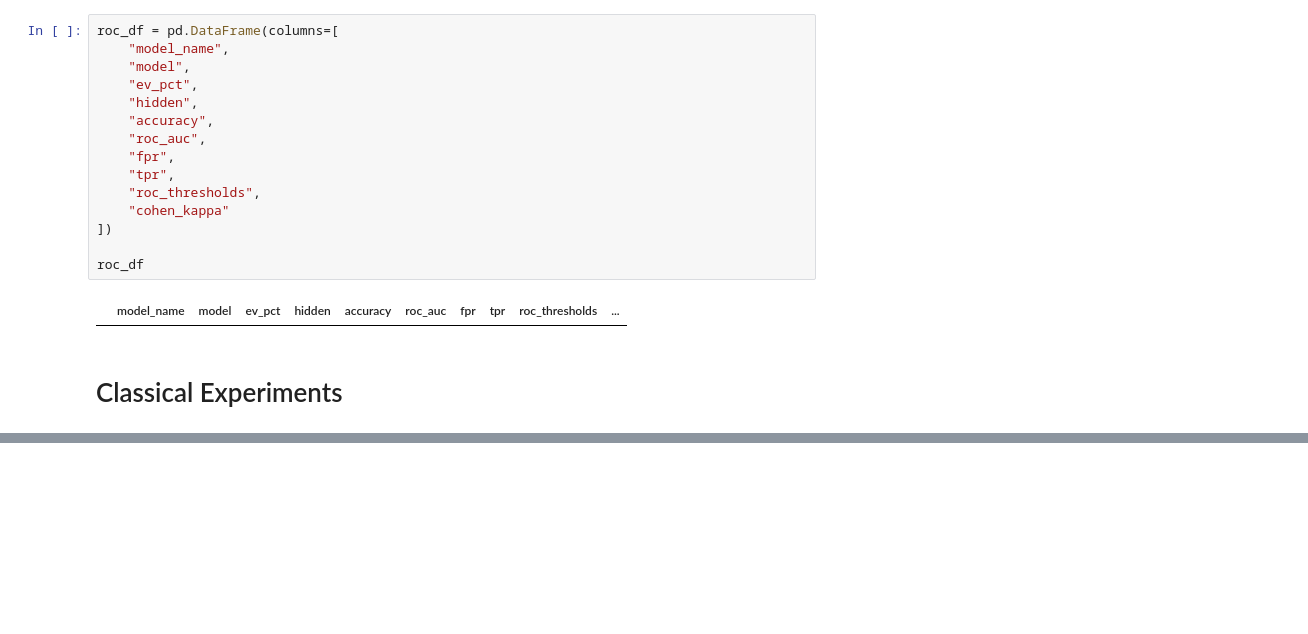
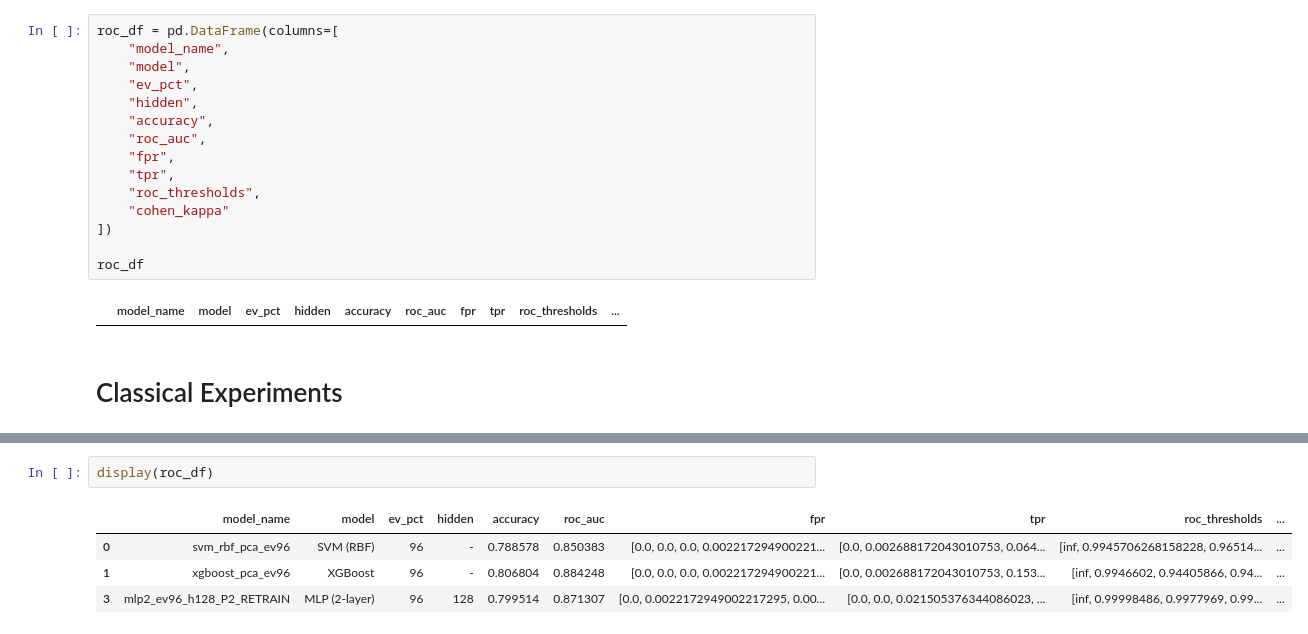
Before and after one commit to kanwarSINGH03/acoustic_signal_classification, a Jupyter notebook: evaluation/paper_evaluations/P2_experiments.ipynb, the cells around one changed output, grey strips where cells are left out. Cells and saved outputs as stored; diff of their text form; blank space fills up the shorter version.

```diff
--- a/evaluation/paper_evaluations/P2_experiments.ipynb
+++ b/evaluation/paper_evaluations/P2_experiments.ipynb
@@ -280,0 +1021,7 @@ roc_df
+# %%
+display(roc_df)
+# %% [output]
+|  | model_name | model | ev_pct | hidden | accuracy | roc_auc | fpr | tpr | roc_thresholds | ... |
+| 0 | svm_rbf_pca_ev96 | SVM (RBF) | 96 | - | 0.788578 | 0.850383 | [0.0, 0.0, 0.0, 0.002217294900221... | [0.0, 0.002688172043010753, 0.064... | [inf, 0.9945706268158228, 0.96514... | ... |
+| 1 | xgboost_pca_ev96 | XGBoost | 96 | - | 0.806804 | 0.884248 | [0.0, 0.0, 0.0, 0.002217294900221... | [0.0, 0.002688172043010753, 0.153... | [inf, 0.9946602, 0.94405866, 0.94... | ... |
+| 3 | mlp2_ev96_h128_P2_RETRAIN | MLP (2-layer) | 96 | 128 | 0.799514 | 0.871307 | [0.0, 0.0022172949002217295, 0.00... | [0.0, 0.0, 0.021505376344086023, ... | [inf, 0.99998486, 0.9977969, 0.99... | ... |
```
Also changed, not shown: parts of 12 cells of this notebook, 12 other files.
